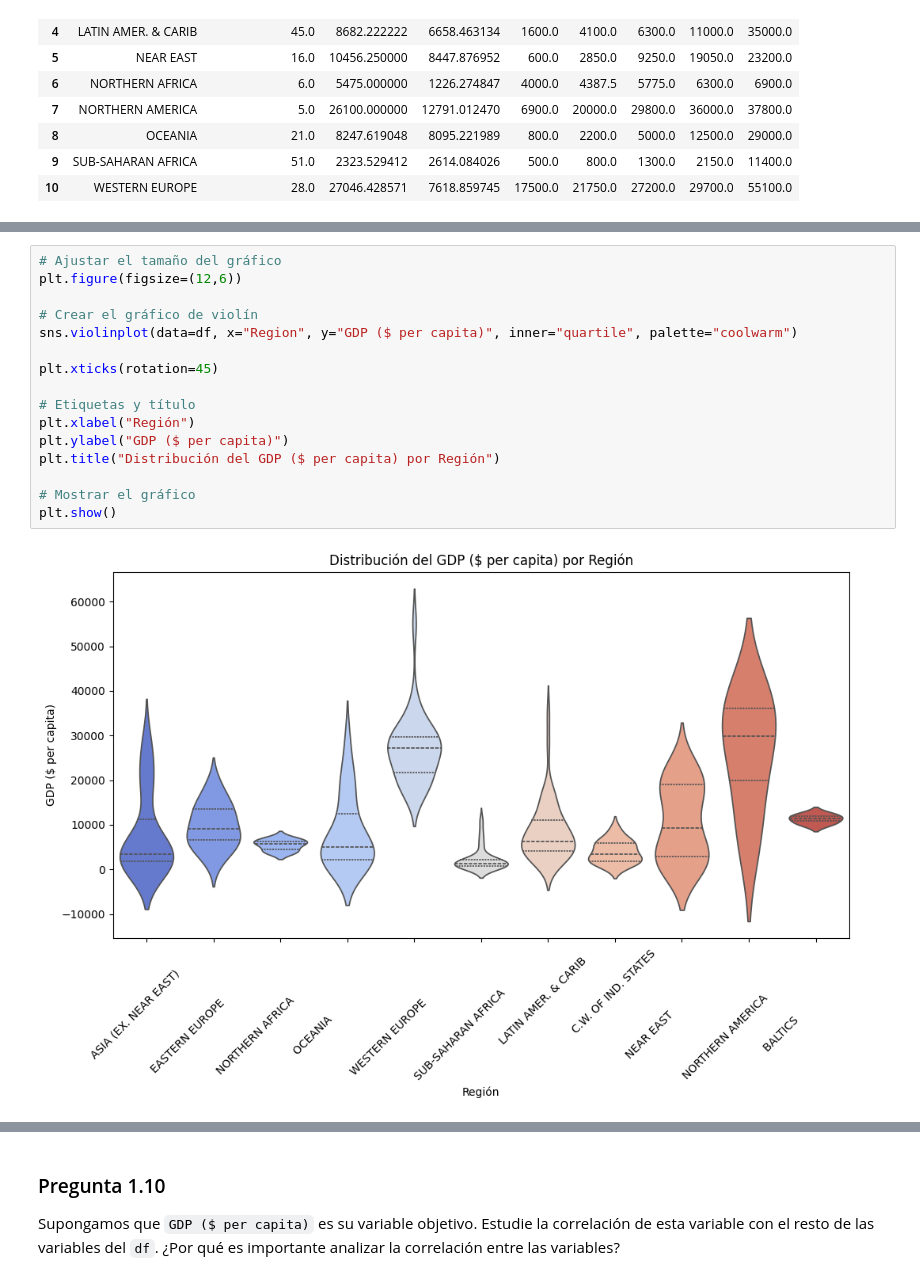
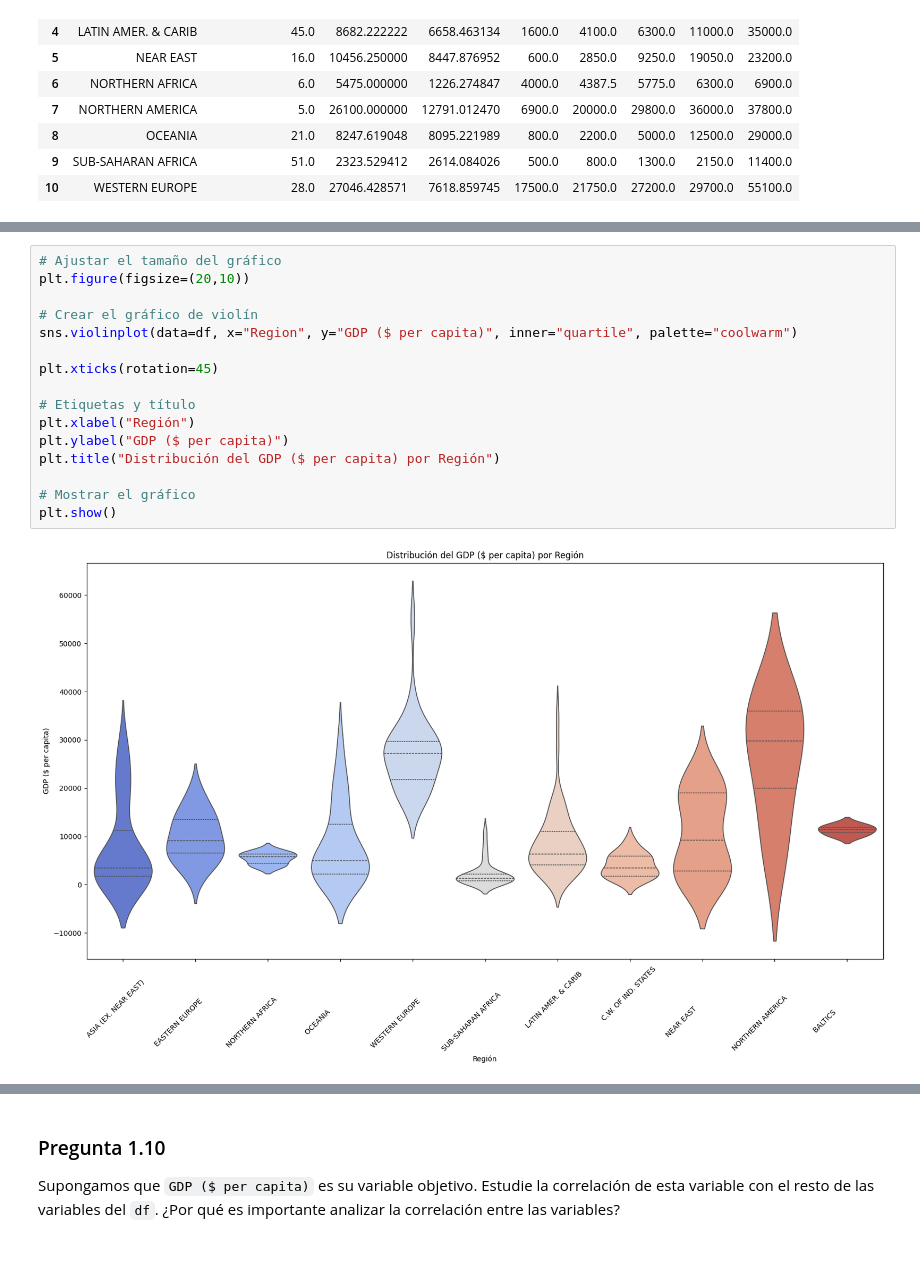
Before and after one commit to MichaelGalazz/Tarea-1-ML, a Jupyter notebook: Tarea_1 (3).ipynb, the cells around one changed output, grey strips where cells are left out. Drawn from its saved outputs; the diff is of its cells as text; blank space fills up the shorter version.

```diff
--- a/Tarea_1 (3).ipynb
+++ b/Tarea_1 (3).ipynb
@@ -458,18 +458,18 @@ plt.show()
 # %%
 # Ajustar el tamaño del gráfico
-plt.figure(figsize=(12,6))
+plt.figure(figsize=(20,10))
 
 # Crear el gráfico de violín
 sns.violinplot(data=df, x="Region", y="GDP ($ per capita)", inner="quartile", palette="coolwarm")
 
 plt.xticks(rotation=45)
 
 # Etiquetas y título
 plt.xlabel("Región")
 plt.ylabel("GDP ($ per capita)")
 plt.title("Distribución del GDP ($ per capita) por Región")
 
 # Mostrar el gráfico
 plt.show()
 # %% [output]
-[figure, old version]
+[figure, new version]
```
Also changed, not shown: parts of 10 cells of this notebook.
